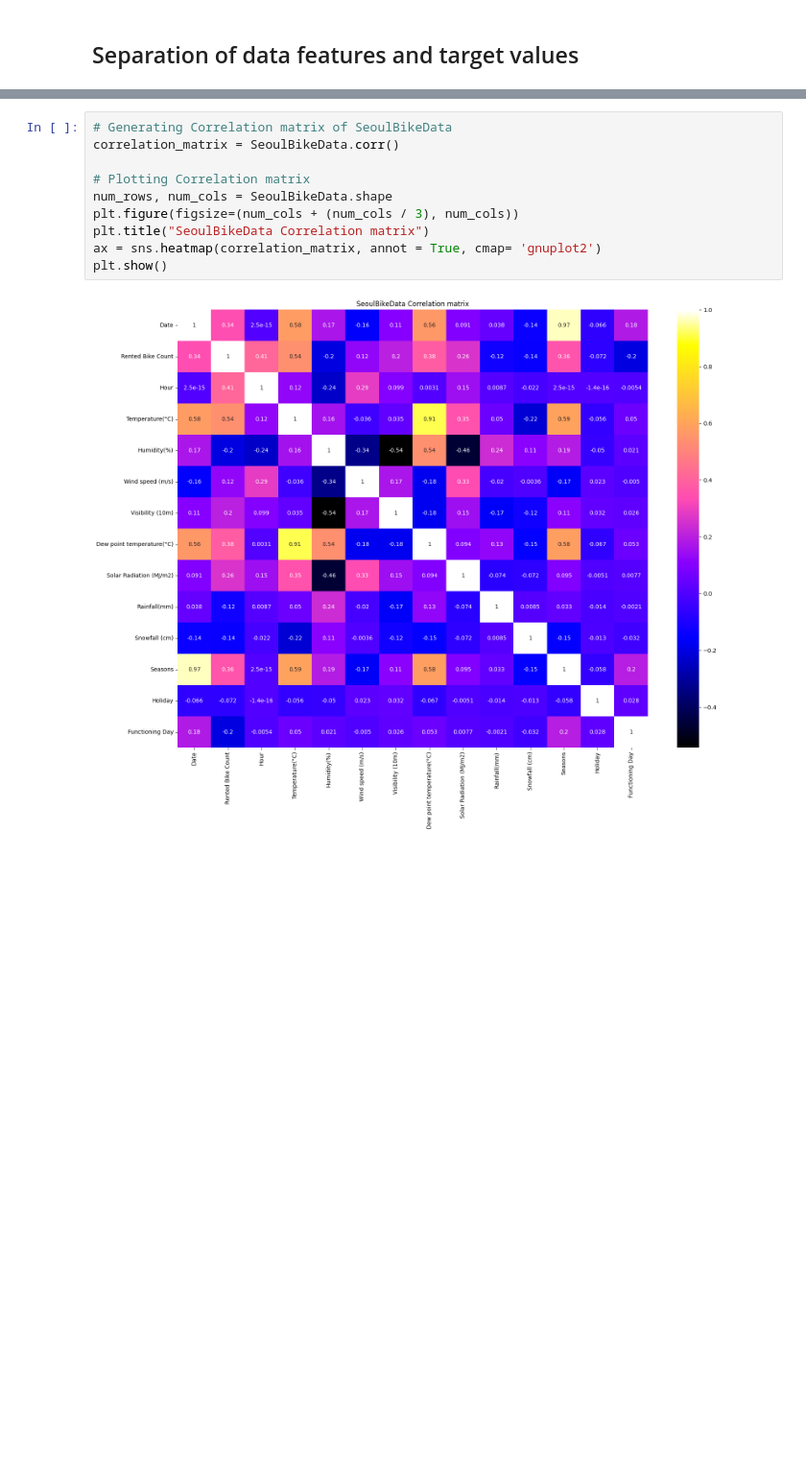
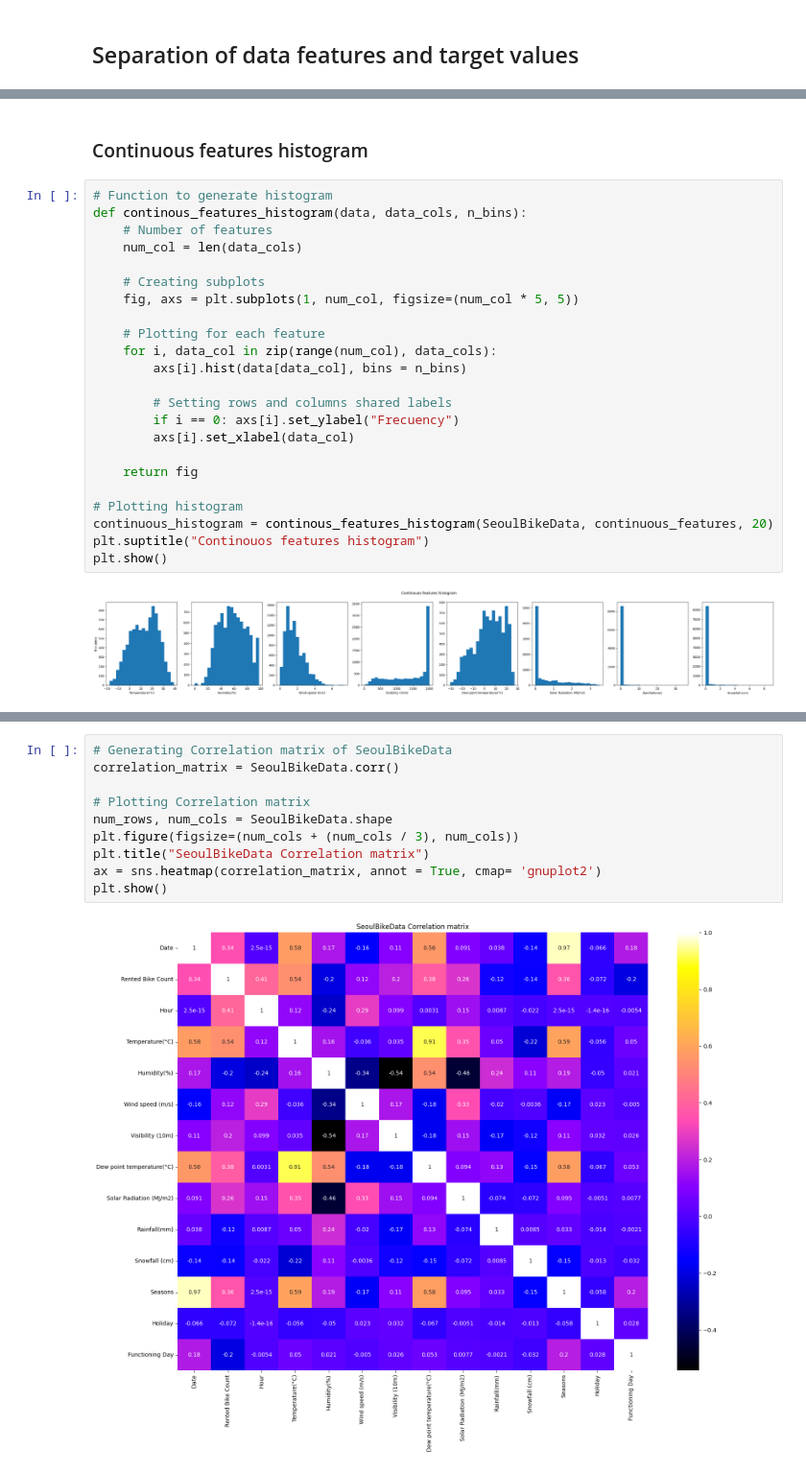
Before and after one commit to IvanGomez37/Final-Project-FoML, a Jupyter notebook: seoul_bike.ipynb, the cells around one changed output, grey strips where cells are left out. Shown at 96% size. Saved outputs shown, nothing was run; the diff lists cells and outputs as text; blank space fills up the shorter version.

```diff
--- a/seoul_bike.ipynb
+++ b/seoul_bike.ipynb
@@ -142,0 +176,27 @@ SeoulBikeData_features = SeoulBikeData.drop(columns=["Rented Bike Count"])
+# %% [markdown]
+### Continuous features histogram
+# %%
+# Function to generate histogram
+def continous_features_histogram(data, data_cols, n_bins):
+    # Number of features
+    num_col = len(data_cols)
+
+    # Creating subplots
+    fig, axs = plt.subplots(1, num_col, figsize=(num_col * 5, 5))
+
+    # Plotting for each feature
+    for i, data_col in zip(range(num_col), data_cols):
+        axs[i].hist(data[data_col], bins = n_bins)
+
+        # Setting rows and columns shared labels
+        if i == 0: axs[i].set_ylabel("Frecuency")
+        axs[i].set_xlabel(data_col)
+
+    return fig
+
+# Plotting histogram
+continuous_histogram = continous_features_histogram(SeoulBikeData, continuous_features, 20)
+plt.suptitle("Continouos features histogram")
+plt.show()
+# %% [output]
+[figure, added]
```
Also changed, not shown: parts of 12 cells of this notebook.
